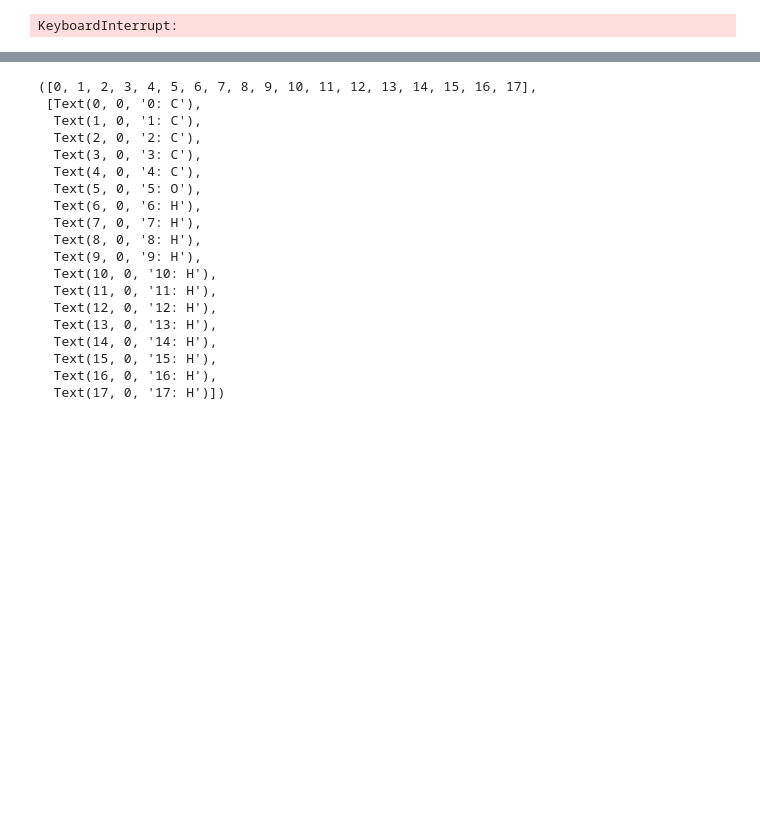
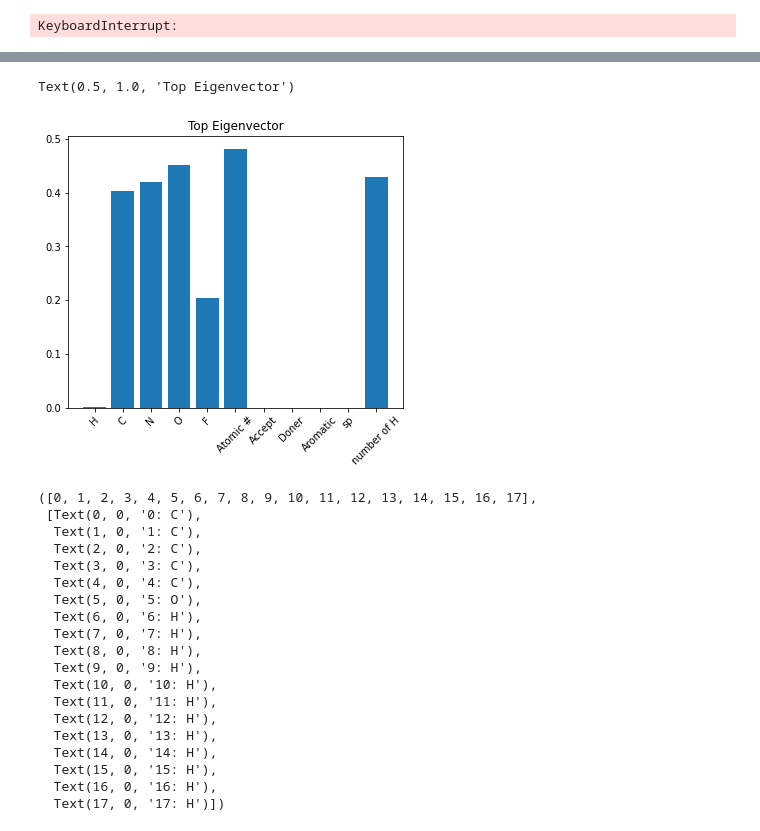
Before and after one commit to luckyjackluo/AGOP_GNN, a Jupyter notebook: AGOP.ipynb, the cells around one changed output, grey strips where cells are left out. Drawn from its saved outputs; the diff is of its cells as text; code cells hidden in the pictures; blank space fills up the shorter version.

```diff
--- a/AGOP.ipynb
+++ b/AGOP.ipynb
@@ -406,3 +419,14 @@ plt.colorbar()
+# %%
+index_to_class = {0: 'H', 1: 'C', 2: 'N', 3: 'O', 4: 'F', 5: 'Atomic #', 6: 'Accept', 7: 'Doner', 8: 'Aromatic', 9: 'sp', 10: 'number of H'
+}
+# %%
+fig, axs = plt.subplots(1, 1, figsize=(6, 5))
+axs.bar([idx for idx in range(len(eig_vecs[:, 0]))], eig_vecs[:, 0])
+axs.set_xticks([idx for idx in range(len(eig_vecs[:, 0]))], [index_to_class[idx] for idx in range(len(eig_vecs[:, 0]))], rotation=45)
+axs.set_title("Top Eigenvector")
+# %% [output]
+Text(0.5, 1.0, 'Top Eigenvector')
+[figure, added]
 # %%
 lbs = [real_labels[idx].split(" ")[-1] for idx in range(len(gram))]
 # %%
```
Also changed, not shown: parts of 16 cells of this notebook, 4 other files.
